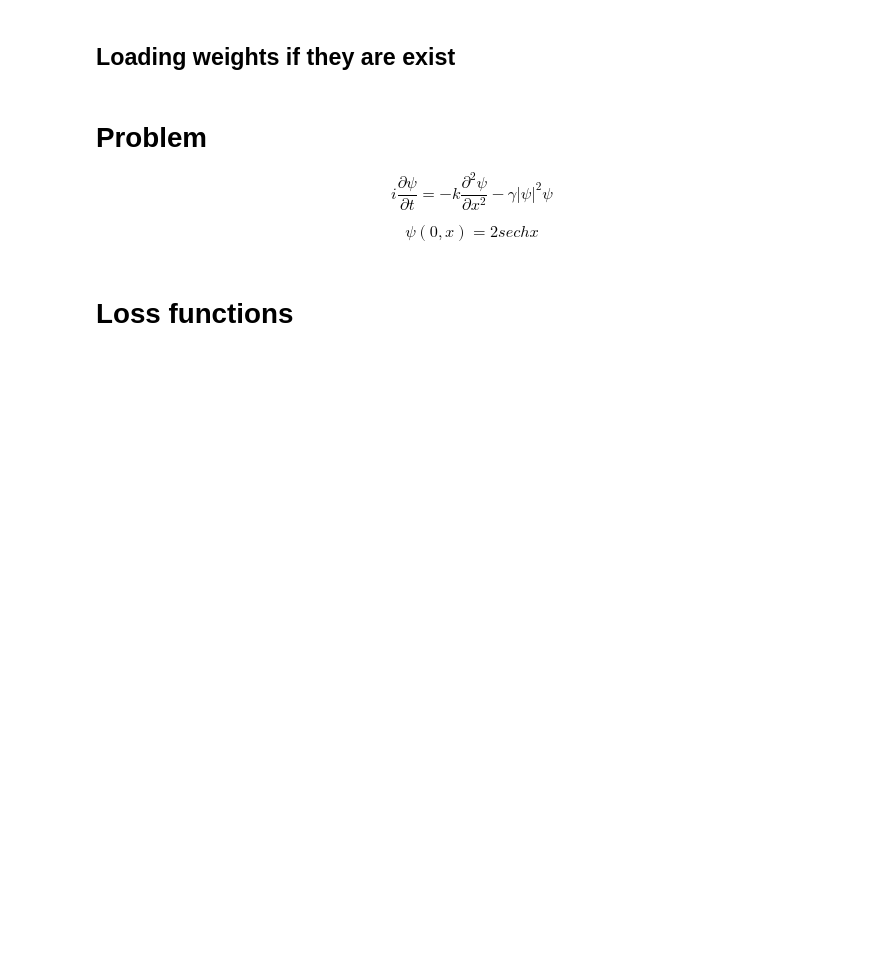
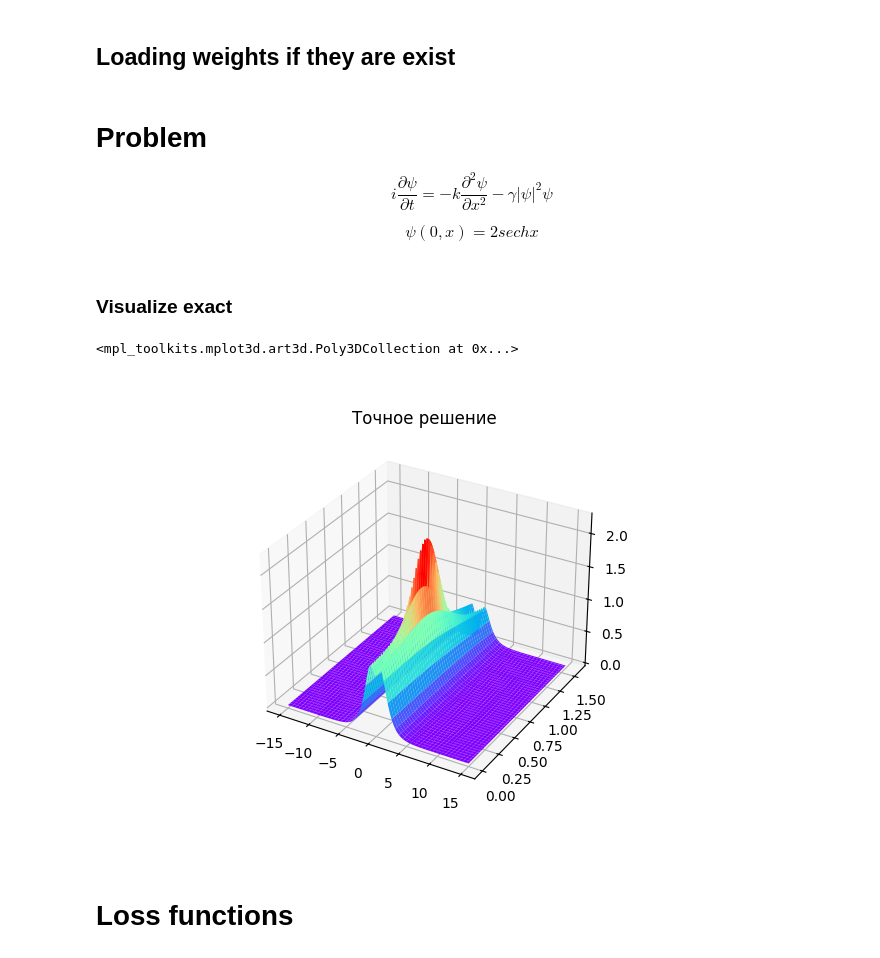
Before and after one commit to Alex1um/IKKN, a Jupyter notebook: NLSE.ipynb, the cells around one changed output. Cells and saved outputs as stored; diff of their text form; code cells hidden in the pictures; blank space fills up the shorter version.

```diff
--- a/NLSE.ipynb
+++ b/NLSE.ipynb
@@ -90,3 +93,14 @@ exact = lambda x, t: ((4 * torch.cosh(3 * x) + 3 * torch.exp(4 * 0+1j * t) * tor
+# %% [markdown]
+### Visualize exact
+# %%
+fig, ax = plt.subplots(subplot_kw={"projection": "3d"})
+ax.set_title("Точное решение")
+x, t = torch.linspace(-15, 15, 100), torch.linspace(0, torch.pi / 2, 100)
+grid_x, grid_t = torch.meshgrid(x, t)
+ax.plot_surface(grid_x, grid_t, exact(grid_x, grid_t), cmap="rainbow")
+# %% [output]
+<mpl_toolkits.mplot3d.art3d.Poly3DCollection at 0x...>
+[figure, added]
 # %% [markdown]
 # Loss functions
 # %%
```
Also changed, not shown: parts of 10 cells of this notebook.
